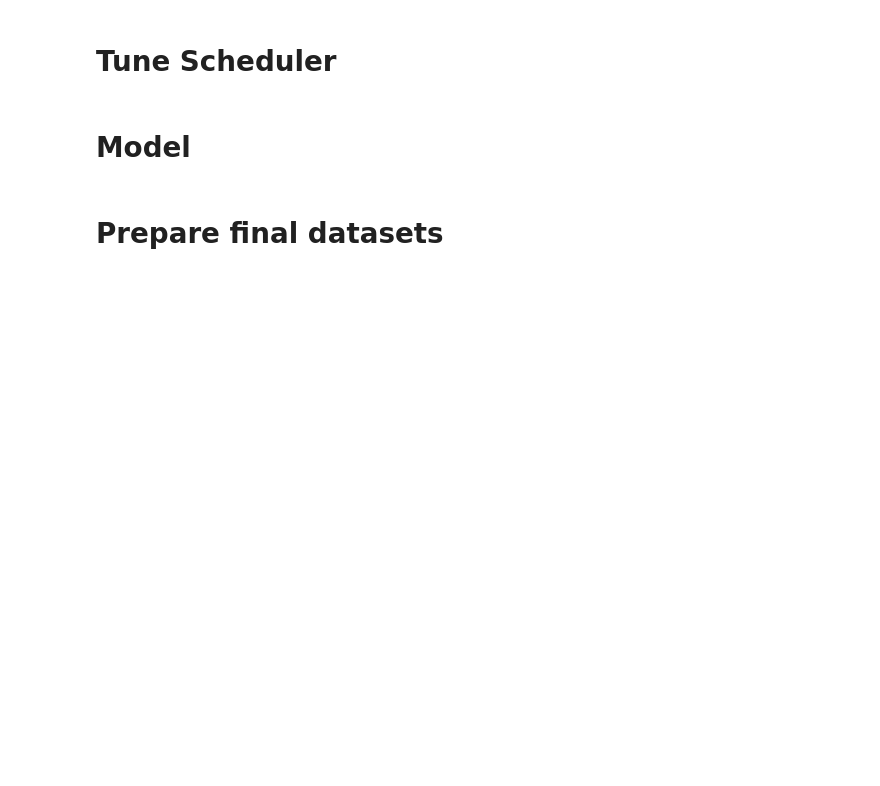
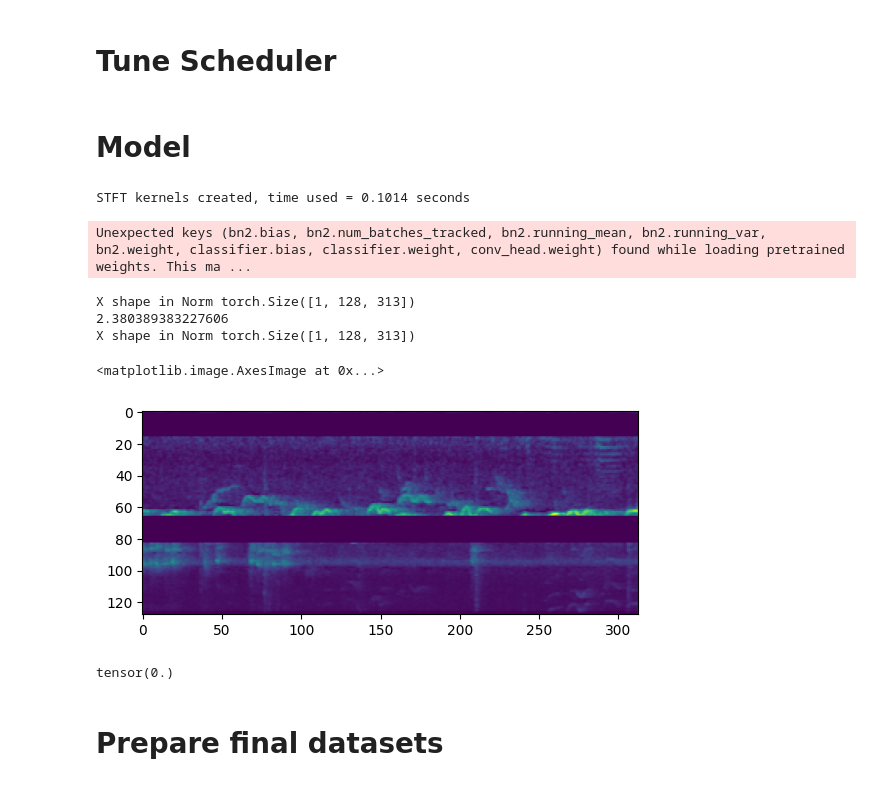
Before and after one commit to VSydorskyy/BirdCLEF_2025_2nd_place, a Jupyter notebook: notebooks/test_modules.ipynb, the cells around one changed output. Drawn from its saved outputs; the diff is of its cells as text; code cells hidden in the pictures; blank space fills up the shorter version.

```diff
--- a/notebooks/test_modules.ipynb
+++ b/notebooks/test_modules.ipynb
@@ -1091,43 +1216,62 @@ TRAIN_PERIOD = 5.0
 #     # deep_supervision_steps=3
 # )
 model_config = dict(
-    backbone="maxvit_rmlp_pico_rw_256.sw_in1k",
+    backbone="tf_efficientnetv2_b1.in1k",
     mel_spec_paramms={
         "sample_rate": 32000,
-        "n_mels": 256,
+        "n_mels": 128,
         "f_min": 20,
         "n_fft": 2048,
         "hop_length": 512,
         "normalized": True,
     },
-    spec_resize=(256,256),
-    # spec_augment_config={
-    #     "freq_mask": {
-    #         "mask_max_length": 10,
-    #         "mask_max_masks": 3,
-    #         "p": 0.3,
-    #         "inplace": True,
-    #     },
-    #     "time_mask": {
-    #         "mask_max_length": 20,
-    #         "mask_max_masks": 3,
-    #         "p": 0.3,
-    #         "inplace": True,
-    #     },
-    # },
-    atten_smoothing_config={
-        "dropout": 0.1,
-        "num_layers": 1,
-        "n_steps": 64,
+    spec_augment_config={
+        "power_aug":{
+            "power_range": (0.5, 3.0),
+            "p": 1.0,
+            "inplace": True
+        },
+        "freq_mask": {
+            "mask_max_length": 20,
+            "mask_max_masks": 3,
+            "p": 0.7,
+            "inplace": True,
+        },
+        "time_mask": {
+            "mask_max_length": 30,
+            "mask_max_masks": 3,
+            "p": 0.7,
+            "inplace": True,
+        },
     },
-    head_type="AttHeadSimplified",
     head_config={
         "p": 0.5,
-        "num_class": 188,
-        "omit_pooling": True,
-        "output_type": "clipwise_pred_long",
+        "num_class": 998,
+        "train_period": TRAIN_PERIOD,
+        "infer_period": TRAIN_PERIOD,
     },
     exportable=True,
+    fixed_amplitude_to_db=True
 )
 
 model = WaveCNNAttenClasifier(**model_config, device="cpu")
+
+model.train();
+# %% [output]
+STFT kernels created, time used = 0.1014 seconds
+Unexpected keys (bn2.bias, bn2.num_batches_tracked, bn2.running_mean, bn2.running_var, bn2.weight, classifier.bias, classifier.weight, conv_head.weight) found while loading pretrained weights. This ma ...
+# %%
+spec = model.forward(torch.from_numpy(sample_au)[None,...], return_spec_feature=True)
+# %% [output]
+X shape in Norm torch.Size([1, 128, 313])
+2.380389383227606
+X shape in Norm torch.Size([1, 128, 313])
+# %%
+plt.imshow(spec[0,0])
+# %% [output]
+<matplotlib.image.AxesImage at 0x...>
+[figure, added]
+# %%
+spec[0,0].min()
+# %% [output]
+tensor(0.)
```
Also changed, not shown: parts of 58 cells of this notebook, 39 other files.
